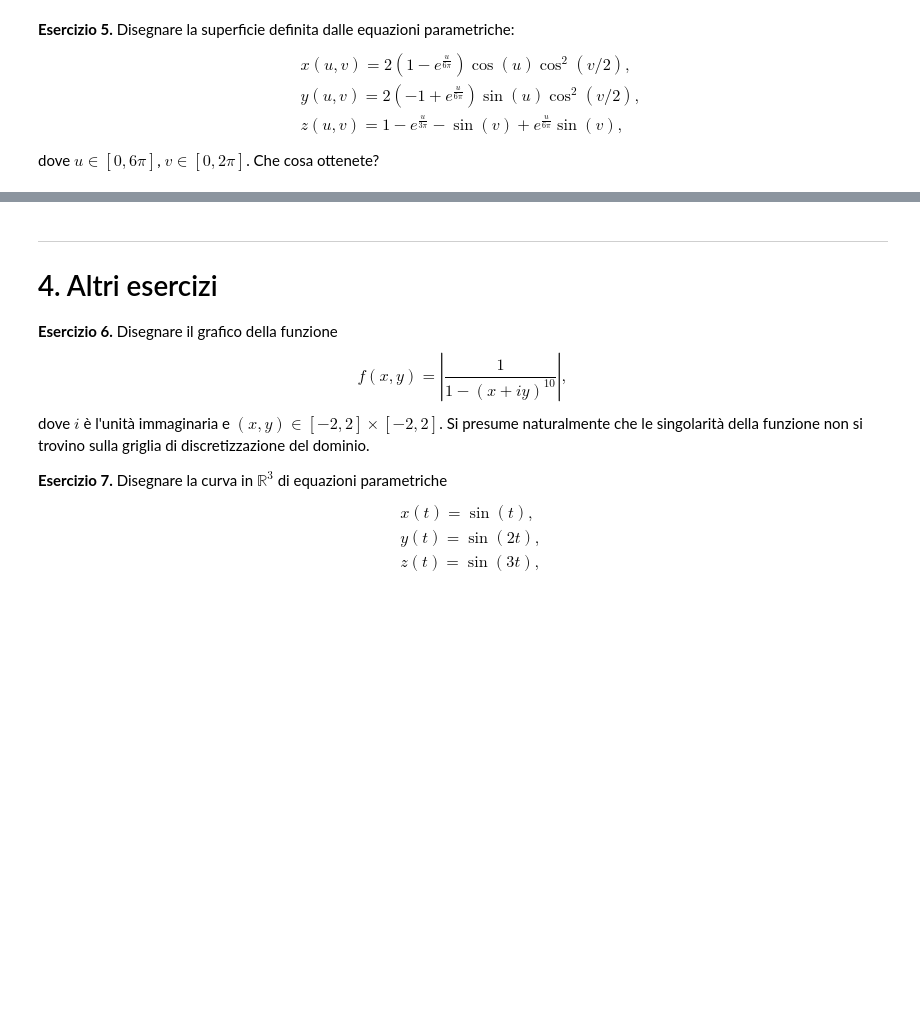
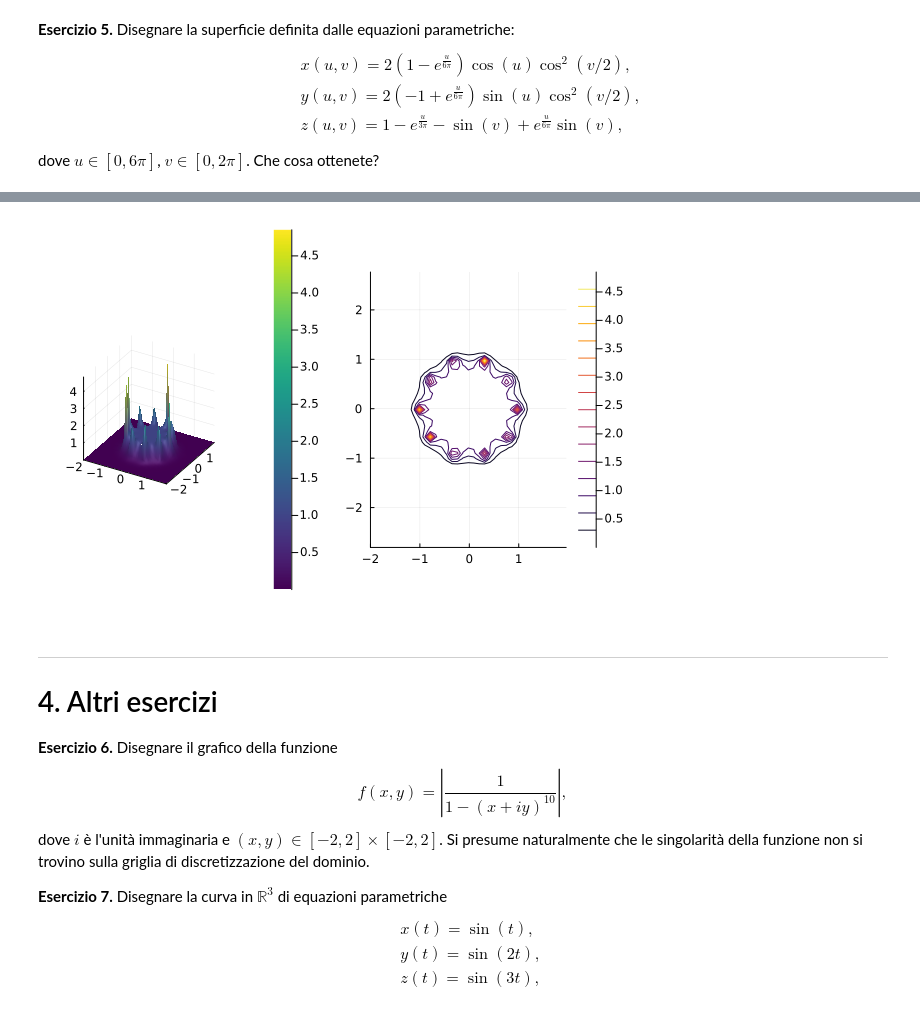
Before and after one commit to PFesta-unipi/PFesta-unipi.github.io, a Jupyter notebook: 10-grafica3d.ipynb, the cells around one changed output, grey strips where cells are left out. Saved outputs shown, nothing was run; the diff lists cells and outputs as text; code cells hidden in the pictures; blank space fills up the shorter version.

```diff
--- a/10-grafica3d.ipynb
+++ b/10-grafica3d.ipynb
@@ -249,3 +245,13 @@ Maybe you forgot to use an operator such as *, ^, %, / etc. ?
+# %%
+d(x,y)=abs(1.0/(1-(x+y*im)^10))
+x=-2.0:0.11:2.0
+y=-2.0:0.11:2.0
+
+S=surface(x, y, d, color=:viridis)
+L=contour(x, y, d, aspect_ratio=:equal)
+plot(S, L)
+# %% [output]
+[figure, added]
 # %% [markdown]
 ---
 # 4. Altri esercizi
```
Also changed, not shown: parts of 4 cells of this notebook.
